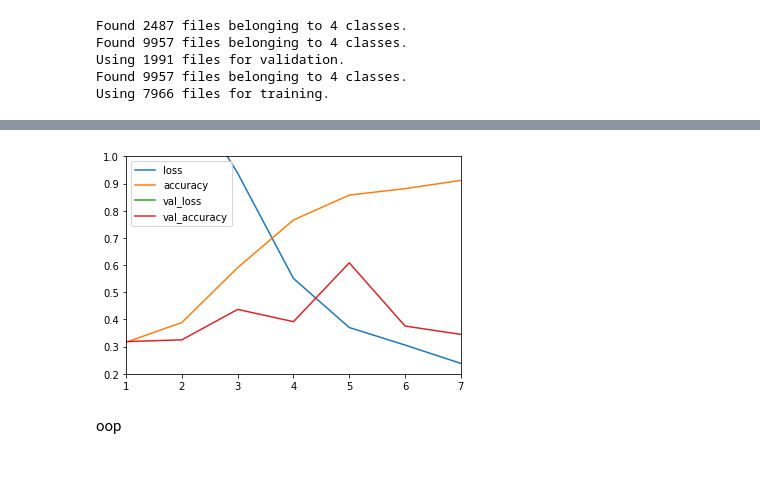
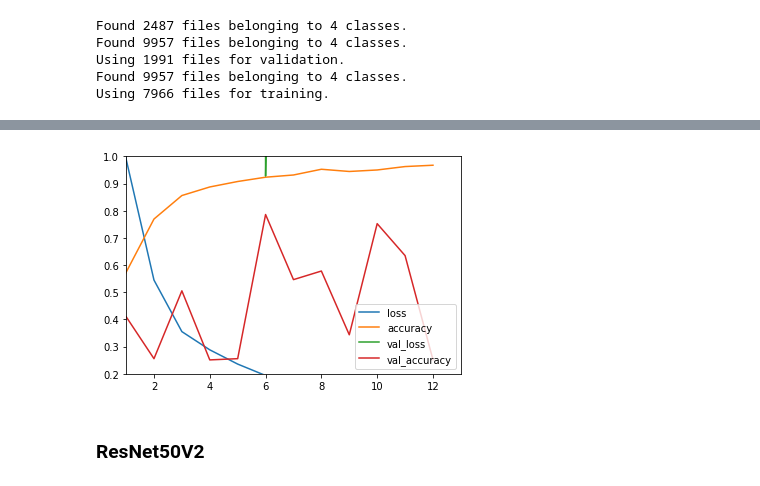
Before and after one commit to ljrn8/quick-notebooks, a Jupyter notebook: blood_cells.ipynb, the cells around one changed output, grey strips where cells are left out. Cells and saved outputs as stored; diff of their text form; code cells hidden in the pictures.

```diff
--- a/blood_cells.ipynb
+++ b/blood_cells.ipynb
@@ -131,21 +116,28 @@ NEUTROPHIL
 ## Preprocessing & Setup
 # %%
 base_dir = '/content/dataset2-master/dataset2-master/images/'
-batch = 32
 
-test_ds = tf.keras.utils.image_dataset_from_directory(
-    base_dir + 'TEST/', seed=0, batch_size=batch
-)
-valid_ds = tf.keras.utils.image_dataset_from_directory(
-    base_dir + 'TRAIN/', seed=0, batch_size=batch,
-    validation_split=0.2, subset="validation",
-)
-train_ds = tf.keras.utils.image_dataset_from_directory(
-    base_dir + 'TRAIN/', seed=0, batch_size=batch,
-    validation_split=0.2, subset="training",
-)
-# ds: full dataset
-ds = test_ds.concatenate(train_ds).concatenate(valid_ds)
+def load_data(preprocess=None, batch=32):
+    test_ds = tf.keras.utils.image_dataset_from_directory(
+        base_dir + 'TEST/', seed=0, batch_size=batch
+    )
+    valid_ds = tf.keras.utils.image_dataset_from_directory(
+        base_dir + 'TRAIN/', seed=0, batch_size=batch,
+        validation_split=0.2, subset="validation",
+    )
+    train_ds = tf.keras.utils.image_dataset_from_directory(
+        base_dir + 'TRAIN/', seed=0, batch_size=batch,
+        validation_split=0.2, subset="training",
+    )
+    ds = test_ds.concatenate(train_ds).concatenate(valid_ds)
+    ds = ds.shuffle(1000)
+    if preprocess:
+        for im_b, _ in ds:
+            im_b = preprocess(im_b) # careful of ram limitations
+
+    return test_ds, train_ds, valid_ds, ds
+
+test_ds, train_ds, valid_ds, ds = load_data()
 # %% [output]
 Found 2487 files belonging to 4 classes.
 Found 9957 files belonging to 4 classes.
@@ -191,3 +184,5 @@ image batch shape = (32, 256, 256, 3), label batch shape = (32,)
+# %%
+test_ds, train_ds, valid_ds, ds = load_data(keras.applications.inception_v3.preprocess_input)
 # %%
 model = keras.applications.InceptionV3(
     include_top=True,
@@ -201,6 +196,6 @@ model.compile(
     metrics=['accuracy']
 )
 # %%
-early_stopping_cb = keras.callbacks.EarlyStopping(patience=4)
-history = model.fit(train_ds, epochs=10, callbacks=[early_stopping_cb], validation_data=valid_ds)
+early_stopping_cb = keras.callbacks.EarlyStopping(patience=6)
+history = model.fit(train_ds, epochs=30, callbacks=[early_stopping_cb], validation_data=valid_ds)
 # %% [output]
@@ -223,7 +219,7 @@ Epoch 8/10
 # %%
-pd.DataFrame(history.history).plot(xlim=[1, 7], ylim=[0.2, 1])
+pd.DataFrame(history.history).plot(xlim=[1, 13], ylim=[0.2, 1])
 plt.show()
 # %% [output]
-[figure, old version]
+[figure, new version]
-# %% [markdown]
-oop
+# %% [markdown]
+### ResNet50V2
```
Also changed, not shown: parts of 32 cells of this notebook.
